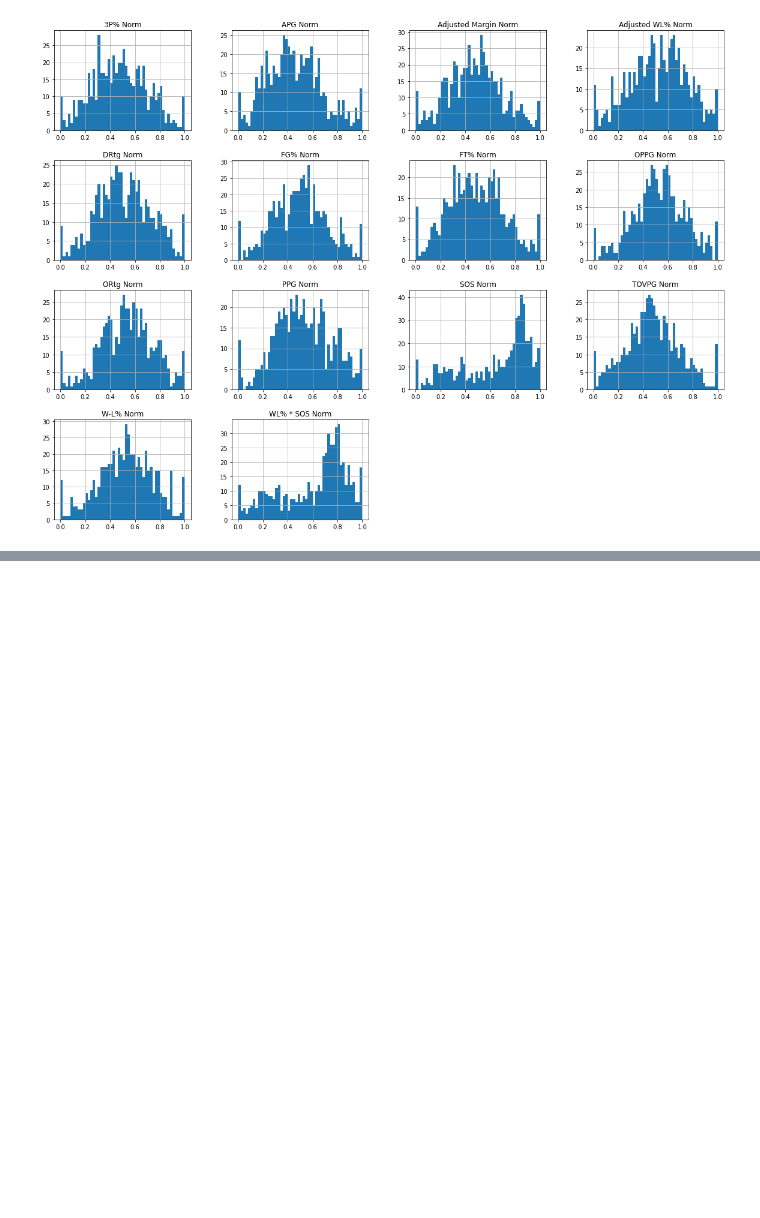
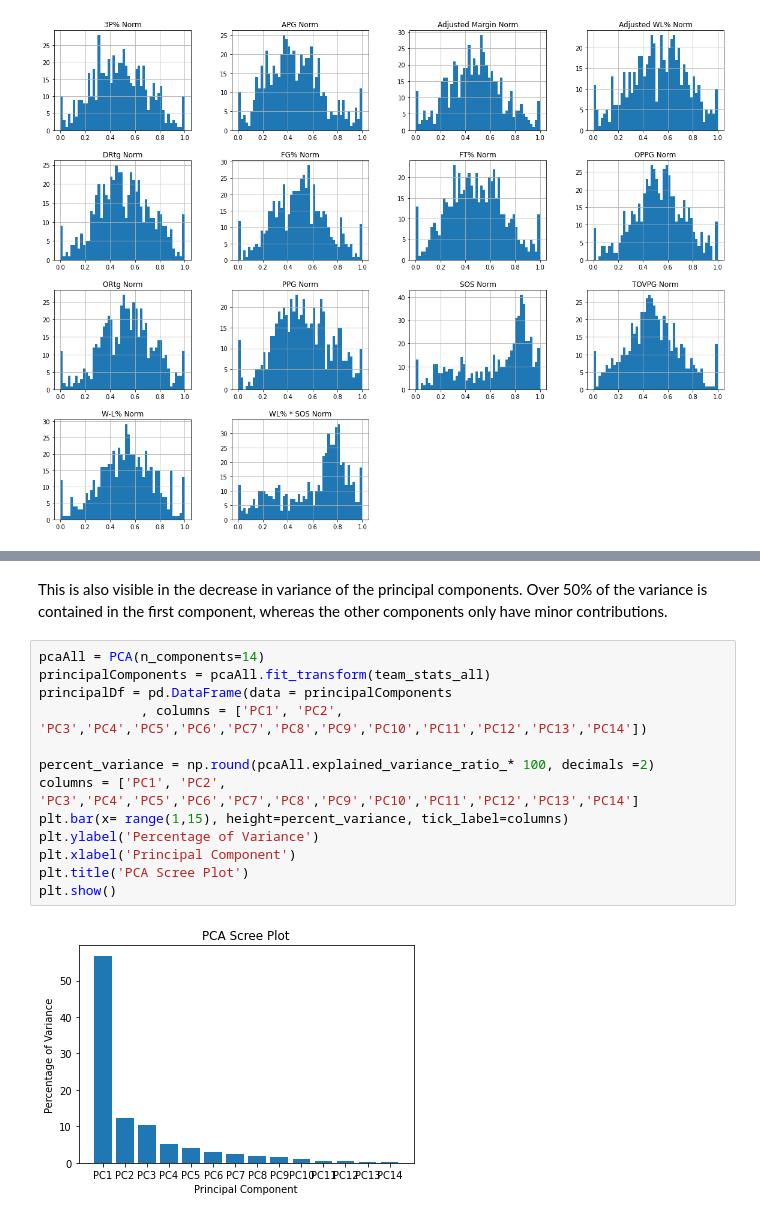
Before and after one commit to MaxMay95/CS7641-NCAA-Predictions, a Jupyter notebook: Max/hierarchical_clustering.ipynb, the cells around one changed output, grey strips where cells are left out. Drawn from its saved outputs; the diff is of its cells as text; blank space fills up the shorter version.

```diff
--- a/Max/hierarchical_clustering.ipynb
+++ b/Max/hierarchical_clustering.ipynb
@@ -130,0 +386,19 @@ scatter3D.scatter(pDf3['pc1'],pDf3['pc2'],pDf3['pc3'],c=seeds,cmap=plt.get_cmap(
+# %% [markdown]
+This is also visible in the decrease in variance of the principal components.
+Over 50% of the variance is contained in the first component, whereas the other components
+only have minor contributions.
+# %%
+pcaAll = PCA(n_components=14)
+principalComponents = pcaAll.fit_transform(team_stats_all)
+principalDf = pd.DataFrame(data = principalComponents
+             , columns = ['PC1', 'PC2', 'PC3','PC4','PC5','PC6','PC7','PC8','PC9','PC10','PC11','PC12','PC13','PC14'])
+
+percent_variance = np.round(pcaAll.explained_variance_ratio_* 100, decimals =2)
+columns = ['PC1', 'PC2', 'PC3','PC4','PC5','PC6','PC7','PC8','PC9','PC10','PC11','PC12','PC13','PC14']
+plt.bar(x= range(1,15), height=percent_variance, tick_label=columns)
+plt.ylabel('Percentage of Variance')
+plt.xlabel('Principal Component')
+plt.title('PCA Scree Plot')
+plt.show()
+# %% [output]
+[figure, added]
```
Also changed, not shown: parts of 42 cells of this notebook.
